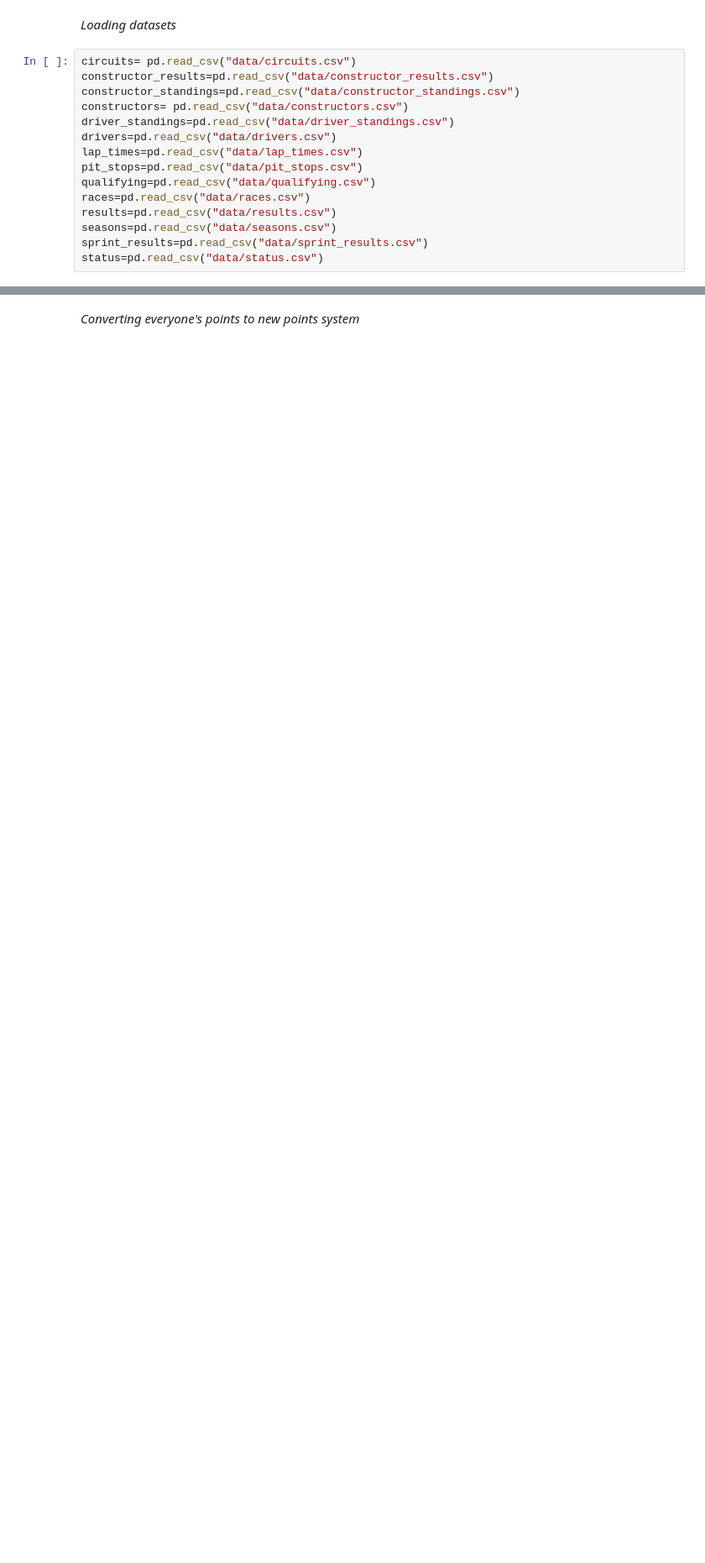
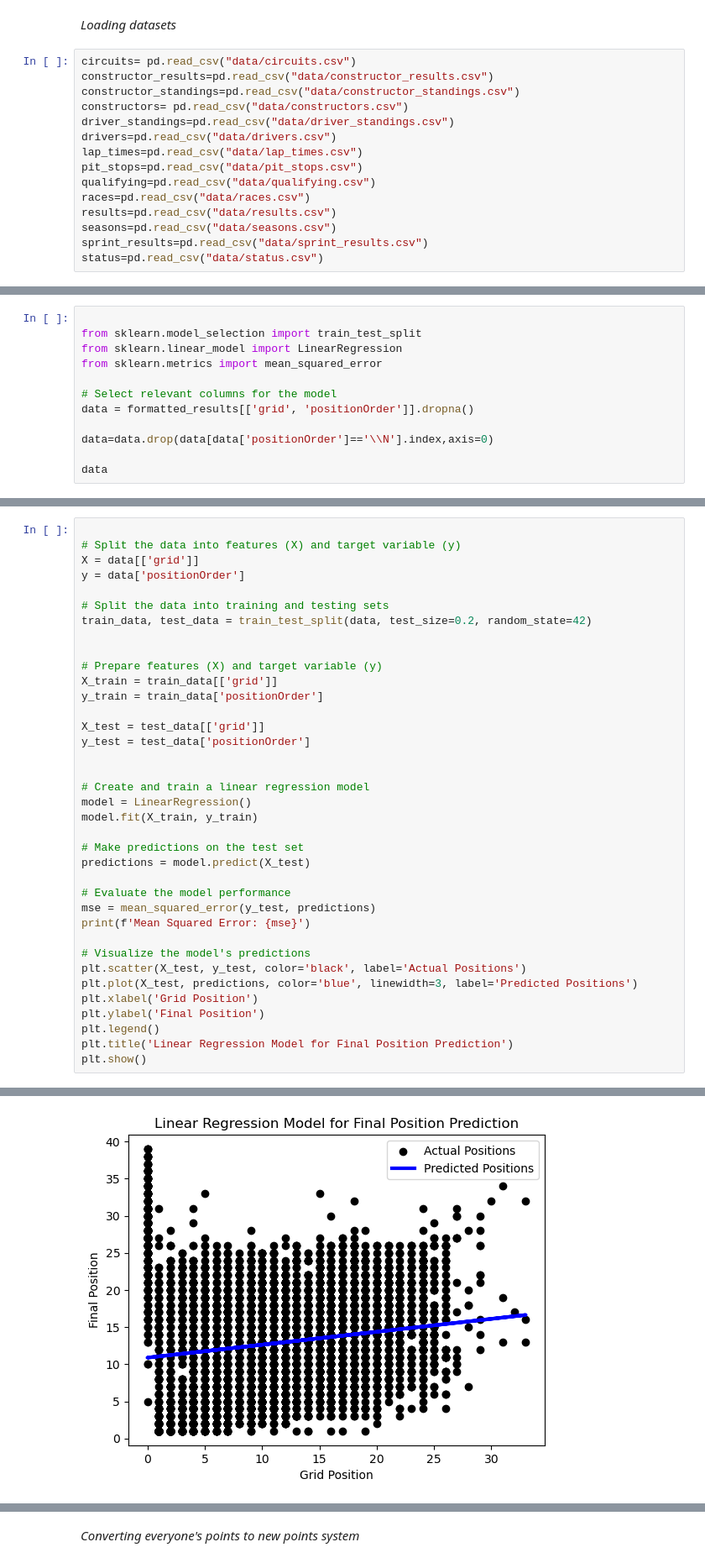
Before and after one commit to racm2k/f1_ml_study, a Jupyter notebook: notebook.ipynb, the cells around one changed output, grey strips where cells are left out. Shown at 84% size. Drawn from its saved outputs; the diff is of its cells as text; blank space fills up the shorter version.

```diff
--- a/notebook.ipynb
+++ b/notebook.ipynb
@@ -28,0 +73,12 @@ status=pd.read_csv("data/status.csv")
+# %%
+
+from sklearn.model_selection import train_test_split
+from sklearn.linear_model import LinearRegression
+from sklearn.metrics import mean_squared_error
+
+# Select relevant columns for the model
+data = formatted_results[['grid', 'positionOrder']].dropna()
+
+data=data.drop(data[data['positionOrder']=='\\N'].index,axis=0)
+
+data
@@ -28,0 +99,38 @@ status=pd.read_csv("data/status.csv")
+# %%
+
+# Split the data into features (X) and target variable (y)
+X = data[['grid']]
+y = data['positionOrder']
+
+# Split the data into training and testing sets
+train_data, test_data = train_test_split(data, test_size=0.2, random_state=42)
+
+
+# Prepare features (X) and target variable (y)
+X_train = train_data[['grid']]
+y_train = train_data['positionOrder']
+
+X_test = test_data[['grid']]
+y_test = test_data['positionOrder']
+
+
+# Create and train a linear regression model
+model = LinearRegression()
+model.fit(X_train, y_train)
+
+# Make predictions on the test set
+predictions = model.predict(X_test)
+
+# Evaluate the model performance
+mse = mean_squared_error(y_test, predictions)
+print(f'Mean Squared Error: {mse}')
+
+# Visualize the model's predictions
+plt.scatter(X_test, y_test, color='black', label='Actual Positions')
+plt.plot(X_test, predictions, color='blue', linewidth=3, label='Predicted Positions')
+plt.xlabel('Grid Position')
+plt.ylabel('Final Position')
+plt.legend()
+plt.title('Linear Regression Model for Final Position Prediction')
+plt.show()
+# %% [output]
@@ -28,0 +138 @@ status=pd.read_csv("data/status.csv")
+[figure, added]
```
Also changed, not shown: parts of 7 cells of this notebook.
